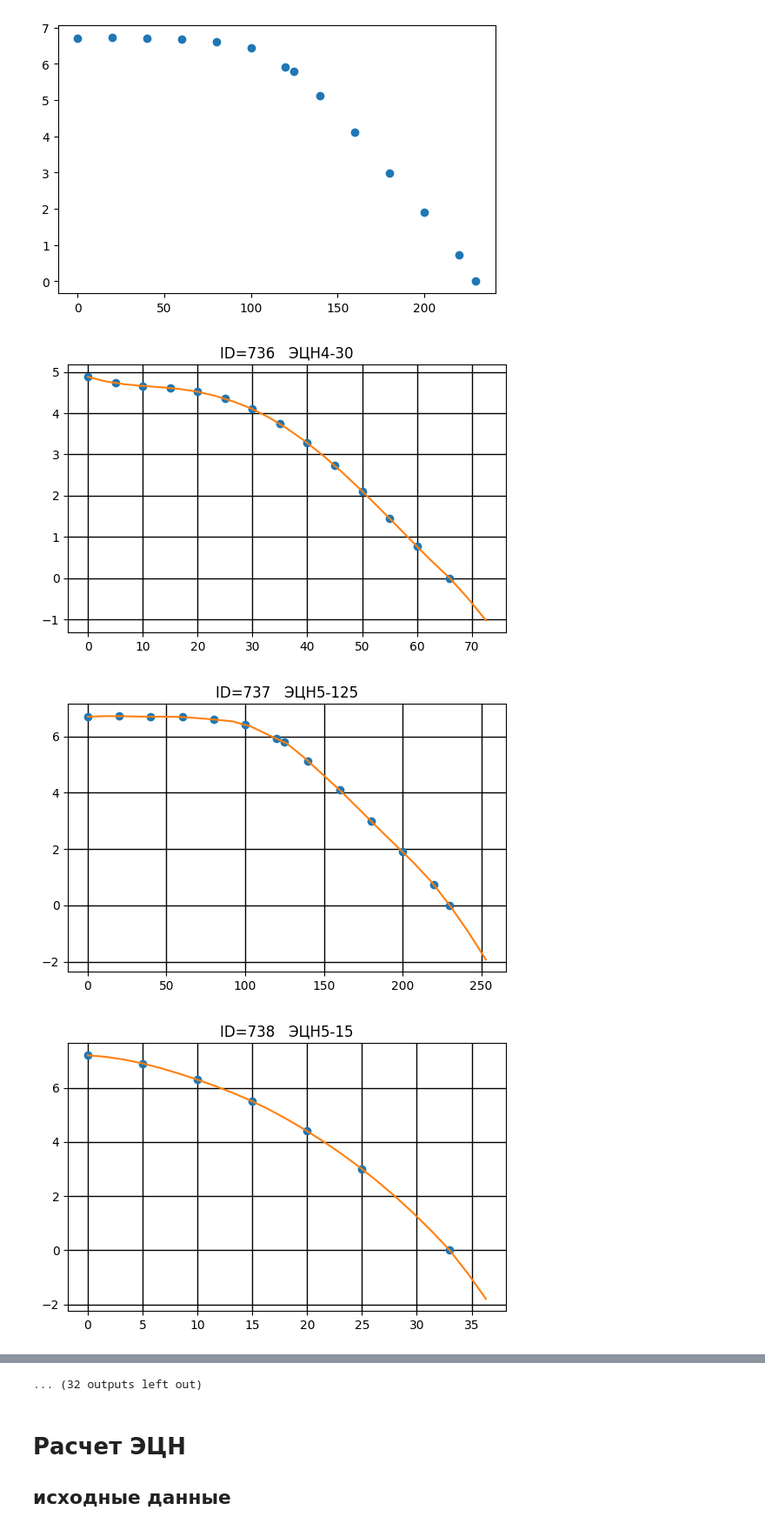
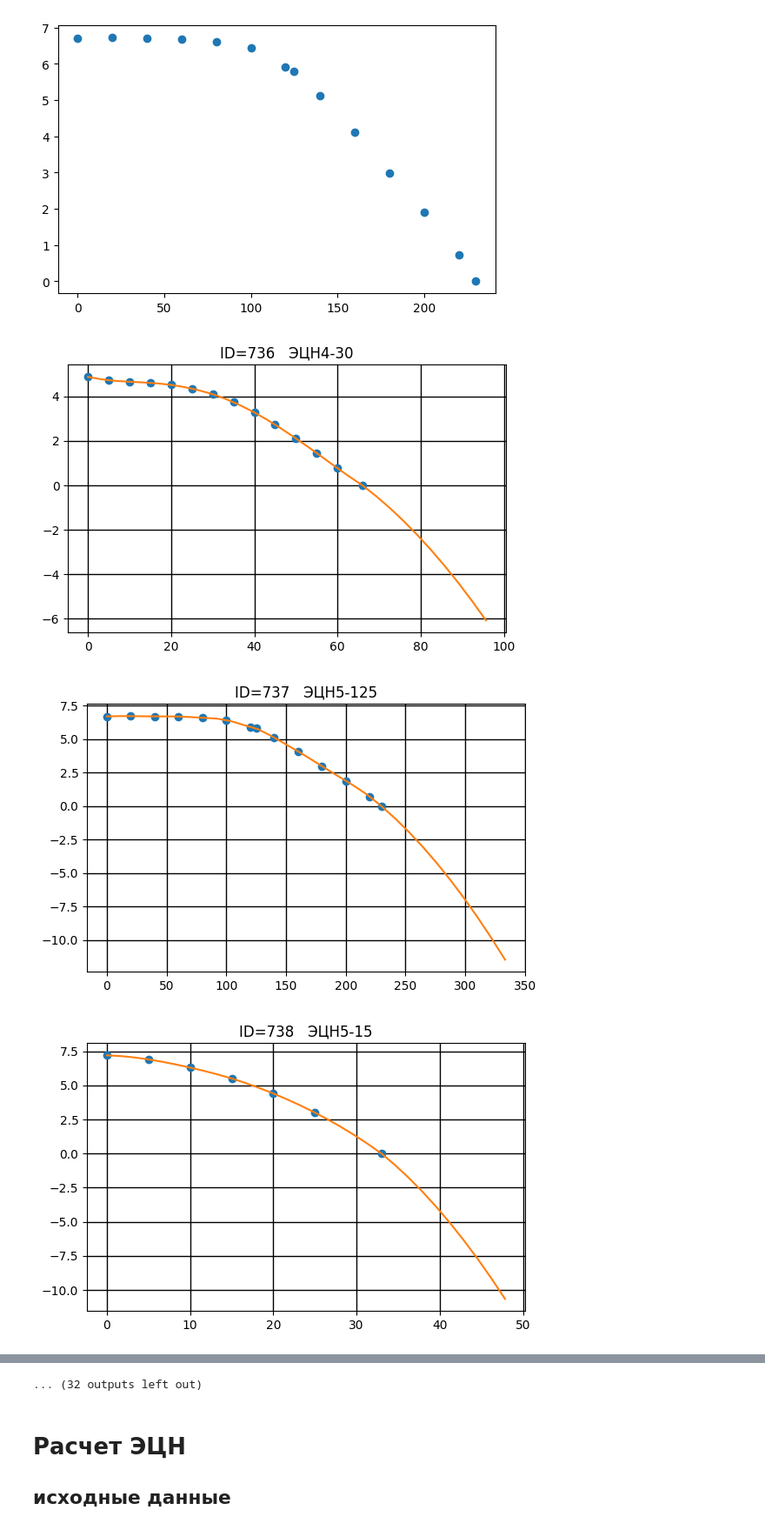
Before and after one commit to Andry4708/ESP, a Jupyter notebook: ESP_BD_Work.ipynb, the cells around one changed output, grey strips where cells are left out. Shown at 87% size. Saved outputs shown, nothing was run; the diff lists cells and outputs as text; code cells hidden in the pictures.

```diff
--- a/ESP_BD_Work.ipynb
+++ b/ESP_BD_Work.ipynb
@@ -78,23 +83,23 @@ head_points = [6.7, 6.72, 6.7, 6.69, 6.6, 6.43, 5.92, 5.8, 5.12, 4.1, 2.99, 1.9,
 # %%
 #
 del ID
 for ID in data:
 
     #ID = '743'
     Q_max = data[ID]['rate_max_sm3day']
-    Q = np.arange(0, Q_max*1.1, Q_max/20)
+    Q = np.arange(0, Q_max*1.5, Q_max/20)
     #print(Q)
 
     H = ESP_Head(ID,Q)
 
     fig, ax = plt.subplots(figsize=(6.5, 4))
     ax.plot(data[ID]['rate_points'], data[ID]['head_points'], 'o', label='data')
     ax.plot(Q, H, '-', label='data')
     ax.set_title('ID={}   {}'.format(ID,data[ID]['name']))
     ax.grid(which='major',
             color = 'k',
             linewidth = 1)
 # %% [output]
-[figure, old version]
+[figure, new version]
-[figure, old version]
+[figure, new version]
-[figure, old version]
+[figure, new version]
```
Also changed, not shown: parts of 3 cells of this notebook, 9 other files.
